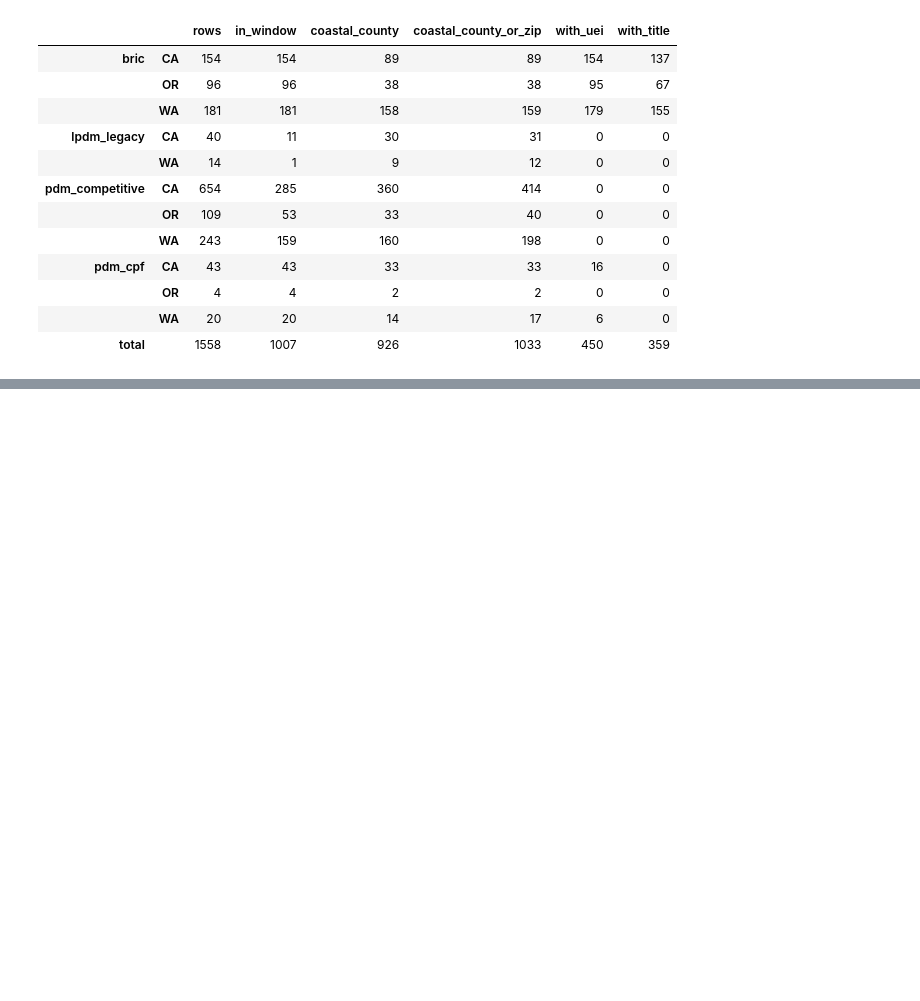
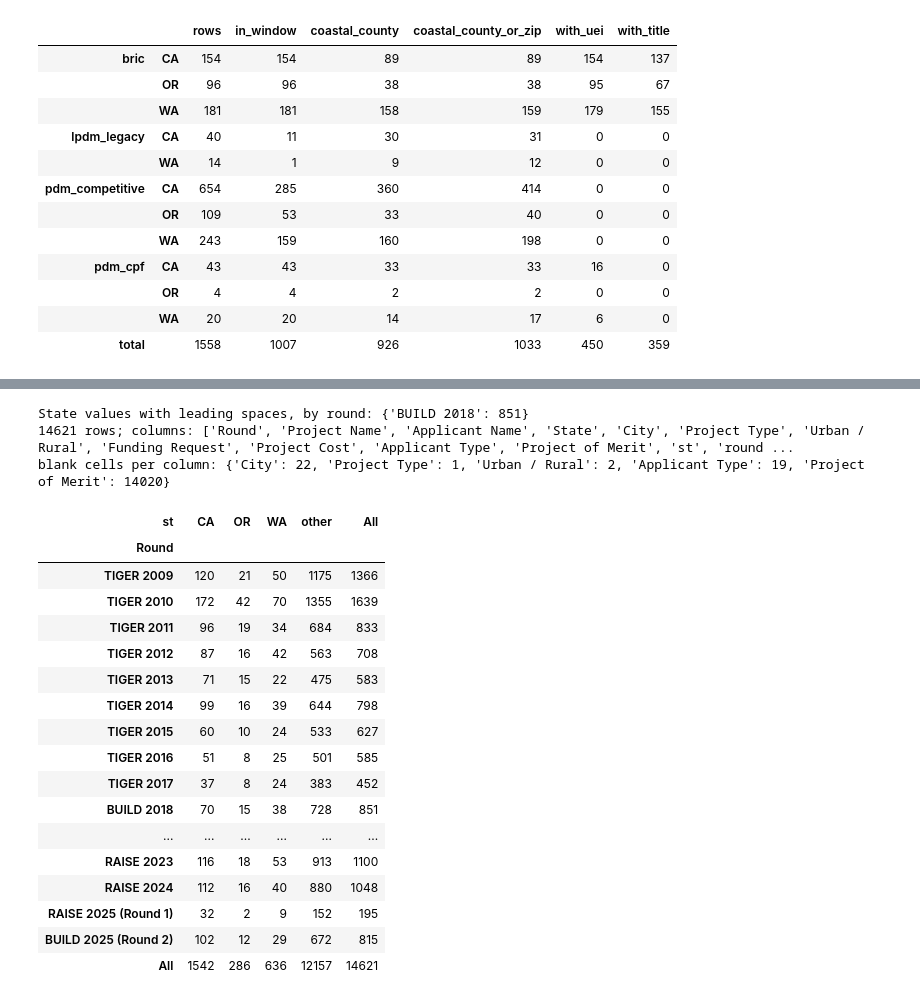
Before and after one commit to zajoseph/coastal-harbor-funding, a Jupyter notebook: notebooks/03_applicant_lists_profile.ipynb, the cells around one changed output, grey strips where cells are left out. Cells and saved outputs as stored; diff of their text form; code cells hidden in the pictures; blank space fills up the shorter version.

```diff
--- a/notebooks/03_applicant_lists_profile.ipynb
+++ b/notebooks/03_applicant_lists_profile.ipynb
@@ -486,0 +510,17 @@ pd.concat([summ, summ.sum().to_frame(("total", "")).T])
+# %%
+import re
+
+RAW = config.RAW_DIR / "applicants"
+
+
+def latest(source, name):
+    d = sorted((RAW / source).glob("*/"))[-1]
+    return d / name
+
+
+STATE_ABBR = {"California": "CA", "Oregon": "OR", "Washington": "WA"}
+
+
+def round_fy(label):
+    m = re.search(r"(20\d\d)", str(label))
+    return int(m.group(1)) if m else None
@@ -486,0 +618,33 @@ pd.concat([summ, summ.sum().to_frame(("total", "")).T])
+# %%
+tig = pd.read_excel(latest("dot_tiger_build", "TIGER 2009 - BUILD 2025 Eligible Applications.xlsx"))
+lead = tig["State"].str.match(r"^\s")
+print("State values with leading spaces, by round:", tig.loc[lead, "Round"].value_counts().to_dict())
+tig["State"] = tig["State"].str.strip()
+tig["st"] = tig["State"].map(STATE_ABBR).fillna("other")
+tig["round_fy"] = tig["Round"].map(round_fy)
+print(len(tig), "rows; columns:", list(tig.columns))
+print("blank cells per column:", tig.isna().sum()[lambda s: s > 0].to_dict())
+order = tig.groupby("Round")["round_fy"].first().sort_values().index
+pd.crosstab(tig["Round"], tig["st"], margins=True).reindex(list(order) + ["All"])
+# %% [output]
+State values with leading spaces, by round: {'BUILD 2018': 851}
+14621 rows; columns: ['Round', 'Project Name', 'Applicant Name', 'State', 'City', 'Project Type', 'Urban / Rural', 'Funding Request', 'Project Cost', 'Applicant Type', 'Project of Merit', 'st', 'round ...
+blank cells per column: {'City': 22, 'Project Type': 1, 'Urban / Rural': 2, 'Applicant Type': 19, 'Project of Merit': 14020}
+| st | CA | OR | WA | other | All |
+| Round |  |  |  |  |  |
+| TIGER 2009 | 120 | 21 | 50 | 1175 | 1366 |
+| TIGER 2010 | 172 | 42 | 70 | 1355 | 1639 |
+| TIGER 2011 | 96 | 19 | 34 | 684 | 833 |
+| TIGER 2012 | 87 | 16 | 42 | 563 | 708 |
+| TIGER 2013 | 71 | 15 | 22 | 475 | 583 |
+| TIGER 2014 | 99 | 16 | 39 | 644 | 798 |
+| TIGER 2015 | 60 | 10 | 24 | 533 | 627 |
+| TIGER 2016 | 51 | 8 | 25 | 501 | 585 |
+| TIGER 2017 | 37 | 8 | 24 | 383 | 452 |
+| BUILD 2018 | 70 | 15 | 38 | 728 | 851 |
+| ... | ... | ... | ... | ... | ... |
+| RAISE 2023 | 116 | 18 | 53 | 913 | 1100 |
+| RAISE 2024 | 112 | 16 | 40 | 880 | 1048 |
+| RAISE 2025 (Round 1) | 32 | 2 | 9 | 152 | 195 |
+| BUILD 2025 (Round 2) | 102 | 12 | 29 | 672 | 815 |
+| All | 1542 | 286 | 636 | 12157 | 14621 |
```
Also changed, not shown: parts of 22 cells of this notebook, 4 other files.
